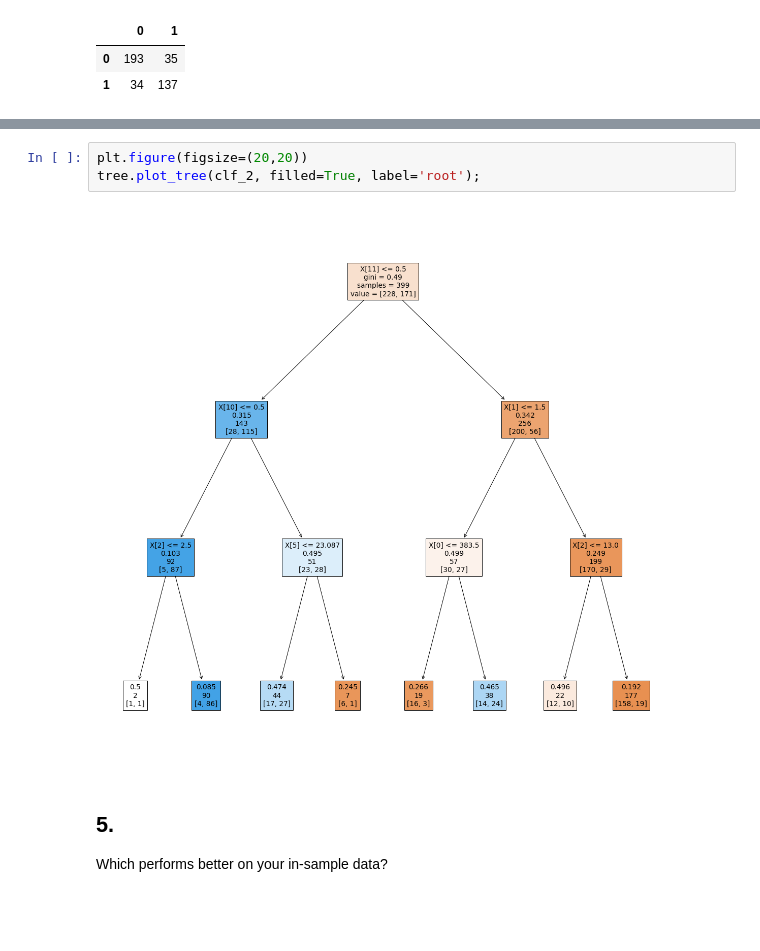
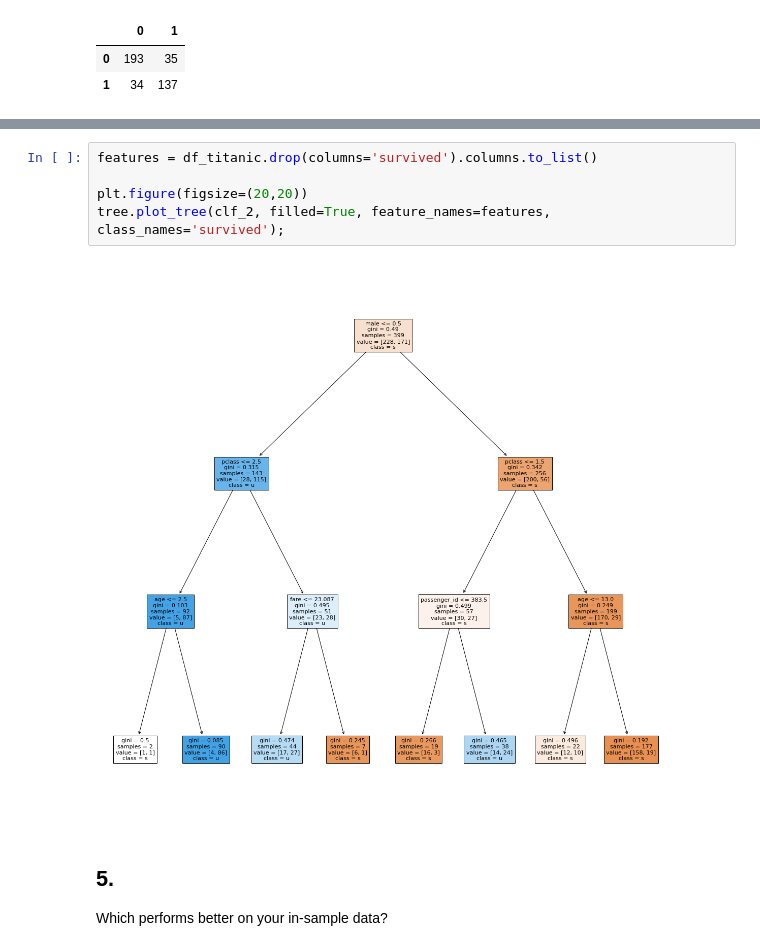
Before and after one commit to Promeos/classification-exercises, a Jupyter notebook: model.ipynb, the cells around one changed output, grey strips where cells are left out. Drawn from its saved outputs; the diff is of its cells as text; blank space fills up the shorter version.

```diff
--- a/model.ipynb
+++ b/model.ipynb
@@ -747,10 +747,12 @@ evaluation_metrics(cm_ml_2, model_number=2)
 | Recall | 85.0 |
 | F1 Score | 85.0 |
 # %%
+features = df_titanic.drop(columns='survived').columns.to_list()
+
 plt.figure(figsize=(20,20))
-tree.plot_tree(clf_2, filled=True, label='root');
+tree.plot_tree(clf_2, filled=True, feature_names=features, class_names='survived');
 # %% [output]
-[figure, old version]
+[figure, new version]
 # %% [markdown]
 ## 5.
 Which performs better on your in-sample data?
```
Also changed, not shown: parts of 8 cells of this notebook.
